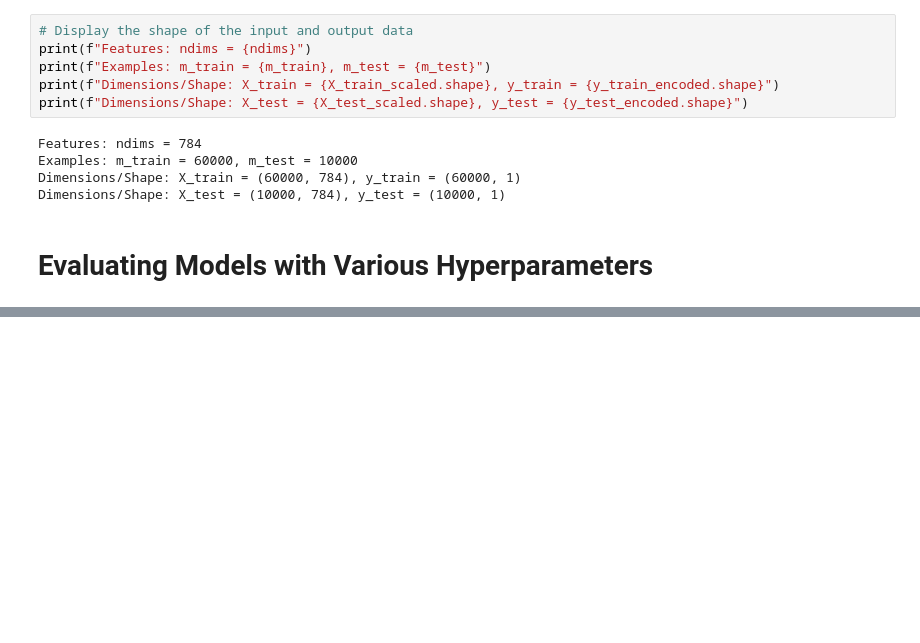
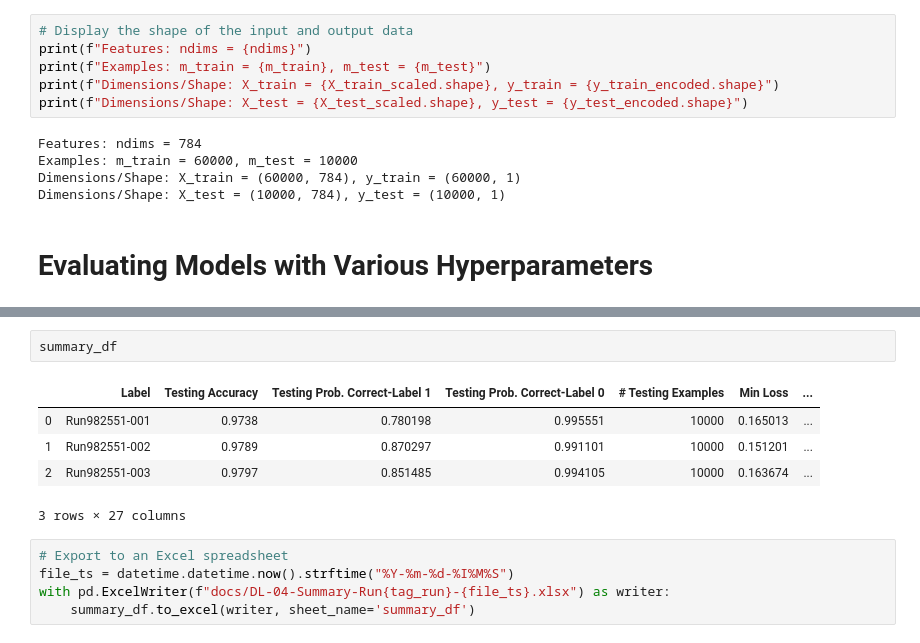
Before and after one commit to daddyjab/DL_Notes, a Jupyter notebook: 05-DL-Adam_Optimization-Hyperparameter_Tuning.ipynb, the cells around one changed output, grey strips where cells are left out. Cells and saved outputs as stored; diff of their text form; blank space fills up the shorter version.

```diff
--- a/05-DL-Adam_Optimization-Hyperparameter_Tuning.ipynb
+++ b/05-DL-Adam_Optimization-Hyperparameter_Tuning.ipynb
@@ -709,0 +735,13 @@ Prediction Performance using Testing Data (10000 examples):
+# %%
+summary_df
+# %% [output]
+|  | Label | Testing Accuracy | Testing Prob. Correct-Label 1 | Testing Prob. Correct-Label 0 | # Testing Examples | Min Loss | ... |
+| 0 | Run982551-001 | 0.9738 | 0.780198 | 0.995551 | 10000 | 0.165013 | ... |
+| 1 | Run982551-002 | 0.9789 | 0.870297 | 0.991101 | 10000 | 0.151201 | ... |
+| 2 | Run982551-003 | 0.9797 | 0.851485 | 0.994105 | 10000 | 0.163674 | ... |
+3 rows × 27 columns
+# %%
+# Export to an Excel spreadsheet
+file_ts = datetime.datetime.now().strftime("%Y-%m-%d-%I%M%S")
+with pd.ExcelWriter(f"docs/DL-04-Summary-Run{tag_run}-{file_ts}.xlsx") as writer:
+    summary_df.to_excel(writer, sheet_name='summary_df')
```
Also changed, not shown: parts of 4 cells of this notebook, 11 other files.
